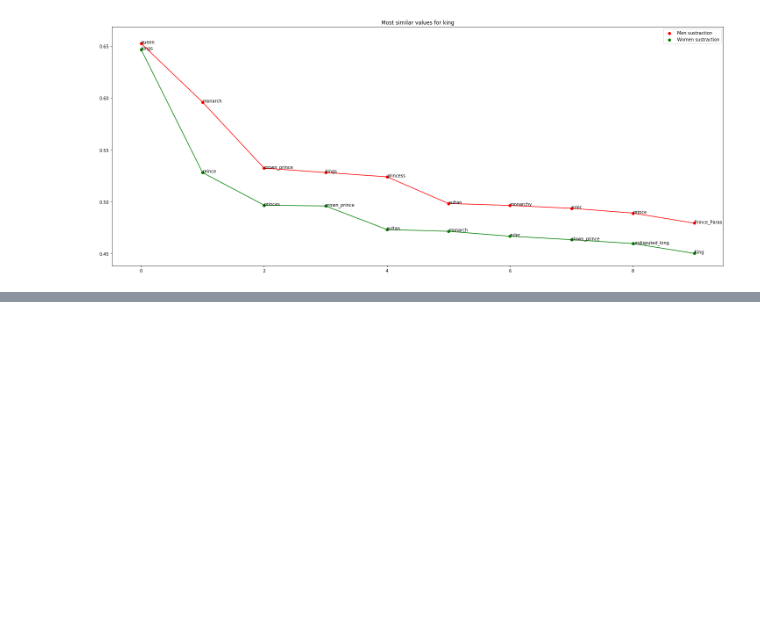
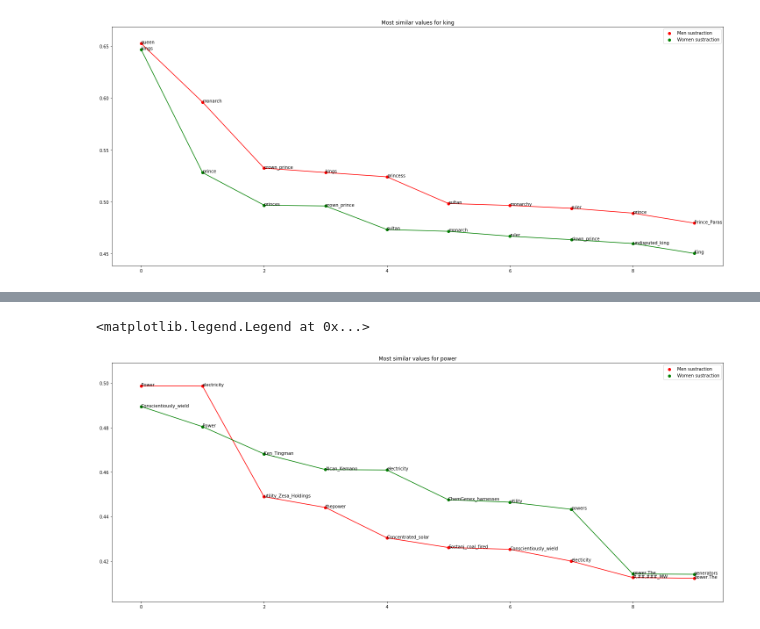
Before and after one commit to MGijon/Python-Notebook-s, a Jupyter notebook: Gensim/Word2Vec Playground.ipynb, the cells around one changed output, grey strips where cells are left out. Saved outputs shown, nothing was run; the diff lists cells and outputs as text; code cells hidden in the pictures; blank space fills up the shorter version.

```diff
--- a/Gensim/Word2Vec Playground.ipynb
+++ b/Gensim/Word2Vec Playground.ipynb
@@ -127,0 +156,28 @@ plt.legend()
+# %%
+word = 'power'
+Tope = 10
+lista_valoresM = []
+palabras_M = []
+for i in model.most_similar( positive = [word, 'women'], negative = ['men'], topn = Tope):
+    lista_valoresM.append(i[1])
+    palabras_M.append(i[0])
+lista_valoresF = []
+palabras_F = []
+for i in model.most_similar(positive = [word, 'men'], negative = ['women'], topn = Tope):
+    lista_valoresF.append(i[1])
+    palabras_F.append(i[0])
+
+plt.figure(figsize = (25, 10))
+plt.scatter([x for x in range(0, len(lista_valoresM))], lista_valoresM, color = 'red', label = 'Men sustraction')
+plt.scatter([x for x in range(0, len(lista_valoresF))], lista_valoresF, color = 'green', label = 'Women sustraction')
+plt.plot(lista_valoresM, color = 'red')
+plt.plot(lista_valoresF, color = 'green')
+for i in range(0, len(palabras_M)):
+    plt.annotate(palabras_M[i], xy = (i, lista_valoresM[i]), xytext = (i, lista_valoresM[i]))
+for i in range(0, len(palabras_F)):
+    plt.annotate(palabras_F[i], xy = (i, lista_valoresF[i]), xytext = (i, lista_valoresF[i]))
+plt.title('Most similar values for ' + word)
+plt.legend()
+# %% [output]
+<matplotlib.legend.Legend at 0x...>
+[figure, added]
```
Also changed, not shown: parts of 10 cells of this notebook.
